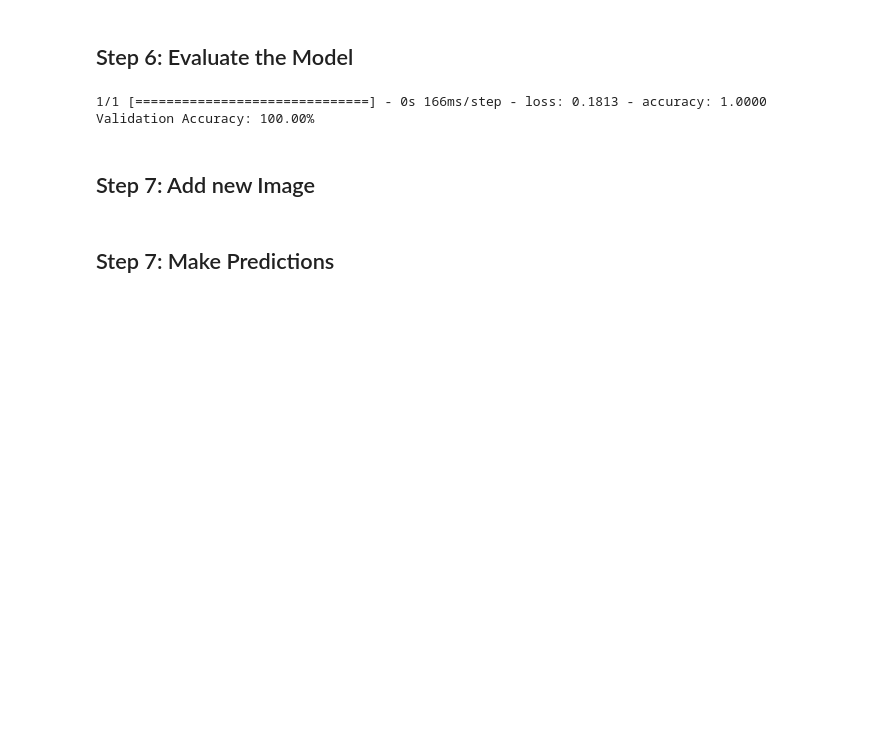
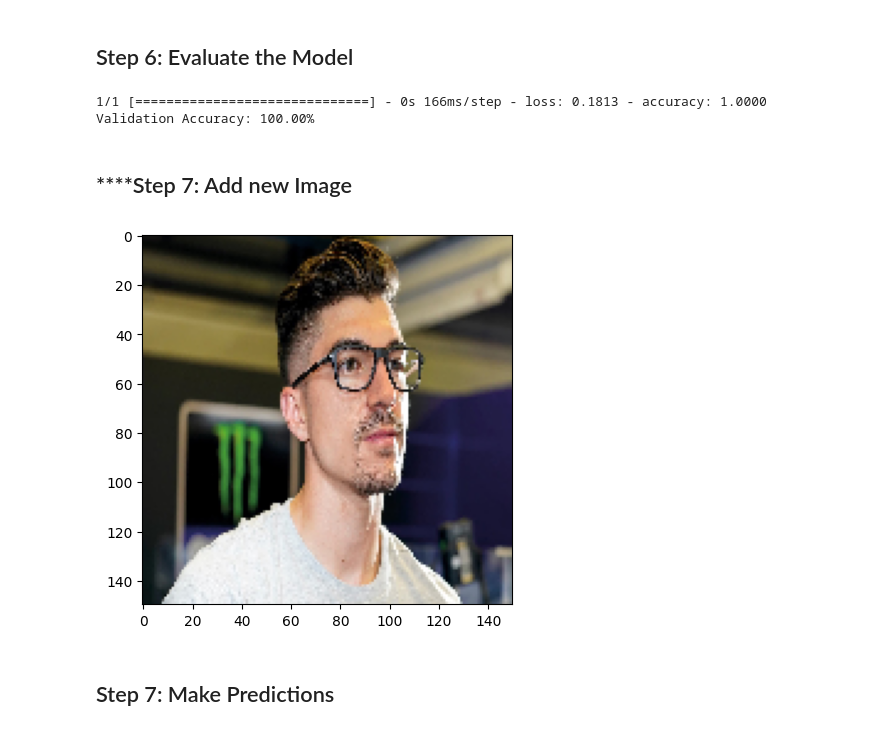
Before and after one commit to natheelic/eye-glasses-classifier, a Jupyter notebook: notebooks/eyeglasses-detection-notebook-main.ipynb, the cells around one changed output. Drawn from its saved outputs; the diff is of its cells as text; code cells hidden in the pictures; blank space fills up the shorter version.

```diff
--- a/notebooks/eyeglasses-detection-notebook-main.ipynb
+++ b/notebooks/eyeglasses-detection-notebook-main.ipynb
@@ -202,9 +202,14 @@ print(f"Validation Accuracy: {accuracy*100:.2f}%")
 1/1 [==============================] - 0s 166ms/step - loss: 0.1813 - accuracy: 1.0000
 Validation Accuracy: 100.00%
 # %% [markdown]
-## Step 7: Add new Image
+## ****Step 7: Add new Image
 # %%
-img = image.load_img("test_image.jpg", target_size=(img_width, img_height))
+import matplotlib.pyplot as plt
+from tensorflow.keras.preprocessing import image
+img_width, img_height = 150, 150
+img = image.load_img("/workspaces/codespaces-jupyter/test_data/with-glasses-test.jpeg", target_size=(img_width, img_height))
 img = np.asarray(img)
 plt.imshow(img)
 img = np.expand_dims(img, axis=0)
+# %% [output]
+[figure, added]
```
Also changed, not shown: parts of 4 cells of this notebook, 2 other files.
